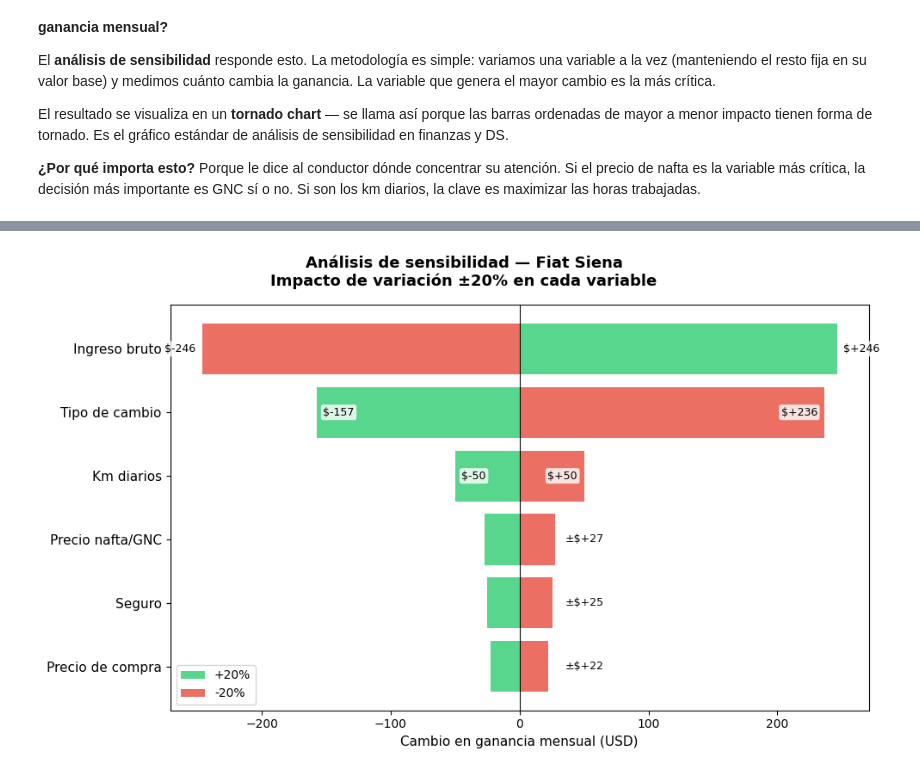
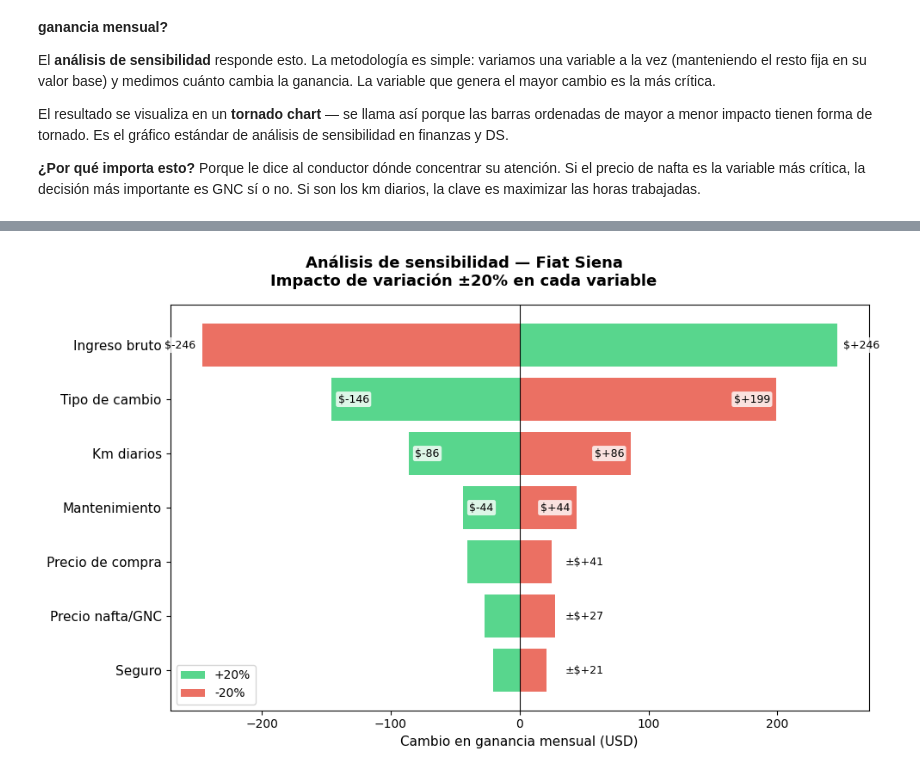
Before and after one commit to francataldi/cabify-rentabilidad-argentina, a Jupyter notebook: notebooks/04_montecarlo.ipynb, the cells around one changed output, grey strips where cells are left out. Cells and saved outputs as stored; diff of their text form; code cells hidden in the pictures.

```diff
--- a/notebooks/04_montecarlo.ipynb
+++ b/notebooks/04_montecarlo.ipynb
@@ -118,7 +118,7 @@ tiene_gnc = {
 df = pd.read_csv("../data/processed/precios_autos_procesado.csv")
 precio_mediano = df.groupby("modelo")["precio_usd"].median()
 
-def simular_modelo(precio_compra_usd, consumo_l_100km, gnc, n=N_SIMULACIONES):
+def simular_modelo(precio_compra_usd, consumo_l_100km, gnc, mant_km, n=N_SIMULACIONES):
     # Samplear variables inciertas
     nafta   = np.random.normal(distribuciones["precio_nafta"]["media"],
                                distribuciones["precio_nafta"]["std"], n)
@@ -140,19 +140,22 @@ def simular_modelo(precio_compra_usd, consumo_l_100km, gnc, n=N_SIMULACIONES):
     else:
         costo_comb = (km_mes / 100) * consumo_l_100km * nafta
 
-    # Amortización
+    # Amortización con valor residual (el auto no vale $0 al final)
     precio_ars = precio_compra_usd * tc
-    amort = (precio_ars / p["vida_util_km"]) * km_mes
+    amort = (precio_ars * (1 - p["valor_residual_pct"]) / p["vida_util_km"]) * km_mes
 
-    # Costos fijos
-    seguro  = p["seguro_mensual_ars"]
-    patente = p["patente_anual_ars"] / 12
+    # Mantenimiento por km (cubiertas, frenos, service, etc.)
+    mantenimiento = mant_km * km_mes
+
+    # Seguro y patente proporcionales al valor del auto
+    seguro  = np.maximum(precio_ars * p["seguro_pct_mensual"], p["seguro_piso_ars"])
+    patente = (precio_ars * p["valor_fiscal_pct"] * p["patente_pct_anual"]) / 12
 
     # Ingresos netos Cabify
     ingreso_neto = ingreso * (1 - p["comision_cabify"])
 
     # Ganancia neta en USD
-    ganancia_ars = ingreso_neto - costo_comb - amort - seguro - patente
+    ganancia_ars = ingreso_neto - costo_comb - amort - mantenimiento - seguro - patente
     ganancia_usd = ganancia_ars / tc
 
     return ganancia_usd
@@ -164,7 +167,8 @@ for modelo in consumo_por_modelo:
     resultados_mc[modelo] = simular_modelo(
         precio_compra_usd=precio,
         consumo_l_100km=consumo_por_modelo[modelo],
-        gnc=tiene_gnc[modelo]
+        gnc=tiene_gnc[modelo],
+        mant_km=MANTENIMIENTO_POR_KM_ARS[modelo]
     )
 
 print(f"Simulación completada: {N_SIMULACIONES:,} escenarios × {len(resultados_mc)} modelos")
@@ -325,33 +330,30 @@ atención. Si el precio de nafta es la variable más crítica, la decisión más
 importante es GNC sí o no. Si son los km diarios, la clave es maximizar las
 horas trabajadas.
 # %%
-# Análisis de sensibilidad para el Fiat Siena (el modelo ganador)
-# Variamos cada variable ±20% y medimos el impacto en ganancia
+# Análisis de sensibilidad para el modelo ganador
+# Variamos cada variable ±20% y medimos el impacto en ganancia (modelo v2)
 
 modelo_ref = "Fiat Siena"
 precio_ref = precio_mediano[modelo_ref]
 consumo_ref = consumo_por_modelo[modelo_ref]
 gnc_ref = tiene_gnc[modelo_ref]
+mant_ref = MANTENIMIENTO_POR_KM_ARS[modelo_ref]
 VARIACION = 0.20
 
-variables = {
-    "Precio nafta/GNC":   "precio_nafta",
-    "Km diarios":         "km_diarios",
-    "Tipo de cambio":     "tipo_cambio",
-    "Ingreso bruto":      "ingreso_bruto",
-    "Precio de compra":   "precio_compra",
-    "Seguro":             "seguro",
-}
-
-def ganancia_base(precio_compra, km_dia, tc, ingreso, nafta, gnc_precio, gnc):
+def ganancia_base(precio_compra, km_dia, tc, ingreso, nafta, gnc_precio,
+                  mant_km, seguro_factor=1.0):
     km_mes = km_dia * p["dias_laborales_mes"]
-    if gnc:
+    if gnc_ref:
         costo_comb = (km_mes / 100) * 10 * gnc_precio
     else:
         costo_comb = (km_mes / 100) * consumo_ref * nafta
-    amort = (precio_compra * tc / p["vida_util_km"]) * km_mes
+    precio_ars = precio_compra * tc
+    amort = (precio_ars * (1 - p["valor_residual_pct"]) / p["vida_util_km"]) * km_mes
+    mantenimiento = mant_km * km_mes
+    seguro = max(precio_ars * p["seguro_pct_mensual"], p["seguro_piso_ars"]) * seguro_factor
+    patente = (precio_ars * p["valor_fiscal_pct"] * p["patente_pct_anual"]) / 12
     ingreso_neto = ingreso * (1 - p["comision_cabify"])
-    ganancia_ars = ingreso_neto - costo_comb - amort - p["seguro_mensual_ars"] - p["patente_anual_ars"]/12
+    ganancia_ars = ingreso_neto - costo_comb - amort - mantenimiento - seguro - patente
     return ganancia_ars / tc
 
 # Valores base
@@ -362,40 +364,38 @@ base_args = dict(
     ingreso=p["ingreso_bruto_mensual_ars"],
     nafta=p["precio_nafta_ars_litro"],
     gnc_precio=p["precio_gnc_ars_m3"],
-    gnc=gnc_ref
+    mant_km=mant_ref,
 )
 
 ganancia_central = ganancia_base(**base_args)
 
-# Calcular impacto de cada variable
-sensibilidad = []
+# Qué argumentos varía cada escenario. "Precio de compra" arrastra también
+# seguro y patente (son proporcionales al valor del auto) — es intencional.
 variaciones_map = {
     "Precio nafta/GNC": ("nafta", "gnc_precio"),
     "Km diarios":       ("km_dia",),
     "Tipo de cambio":   ("tc",),
     "Ingreso bruto":    ("ingreso",),
     "Precio de compra": ("precio_compra",),
-    "Seguro":           ("seguro",),
+    "Mantenimiento":    ("mant_km",),
+    "Seguro":           ("seguro_factor",),
 }
 
+sensibilidad = []
 for nombre, keys in variaciones_map.items():
     args_high = base_args.copy()
     args_low  = base_args.copy()
 
     for k in keys:
-        if k == "seguro":
-            continue
-        args_high[k] = base_args.get(k, p.get("seguro_mensual_ars", 0)) * (1 + VARIACION)
-        args_low[k]  = base_args.get(k, p.get("seguro_mensual_ars", 0)) * (1 - VARIACION)
+        if k == "seguro_factor":
+            args_high[k] = 1 + VARIACION
+            args_low[k]  = 1 - VARIACION
+        else:
+            args_high[k] = base_args[k] * (1 + VARIACION)
+            args_low[k]  = base_args[k] * (1 - VARIACION)
 
-    if nombre == "Seguro":
-        args_high_s = base_args.copy()
-        args_low_s  = base_args.copy()
-        g_high = ganancia_base(**args_high_s) - p["seguro_mensual_ars"] * VARIACION / 1420
-        g_low  = ganancia_base(**args_low_s)  + p["seguro_mensual_ars"] * VARIACION / 1420
-    else:
-        g_high = ganancia_base(**args_high)
-        g_low  = ganancia_base(**args_low)
+    g_high = ganancia_base(**args_high)
+    g_low  = ganancia_base(**args_low)
 
     sensibilidad.append({
         "variable": nombre,
@@ -405,6 +405,7 @@ for nombre, keys in variaciones_map.items():
     })
 
 df_sens = pd.DataFrame(sensibilidad).sort_values("impacto_total", ascending=True)
+print(df_sens.round(1).to_string(index=False))
 
 # Tornado chart
 fig, ax = plt.subplots(figsize=(10, 6))
@@ -443 +452 @@ print("Gráfico guardado.")
-[figure, old version]
+[figure, new version]
```
Also changed, not shown: parts of 7 cells of this notebook, 9 other files.
